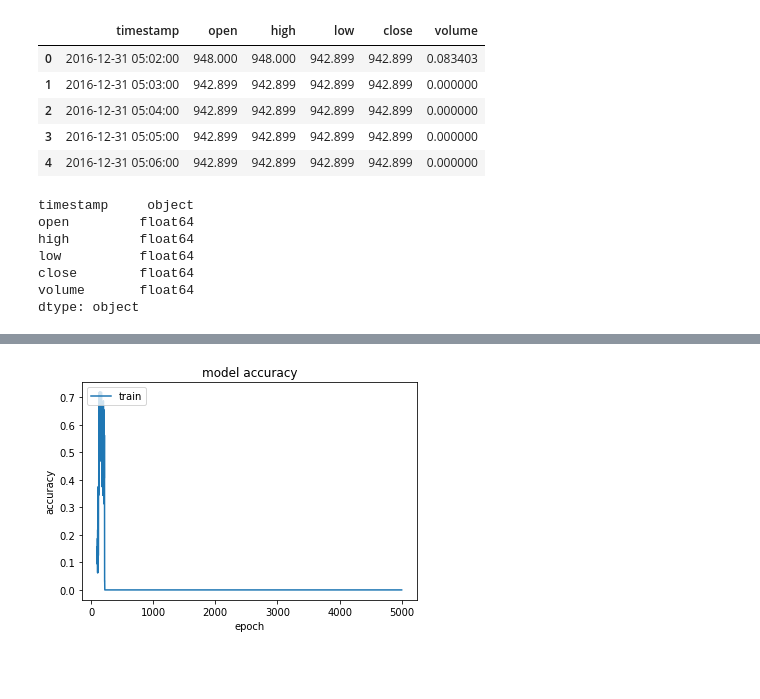
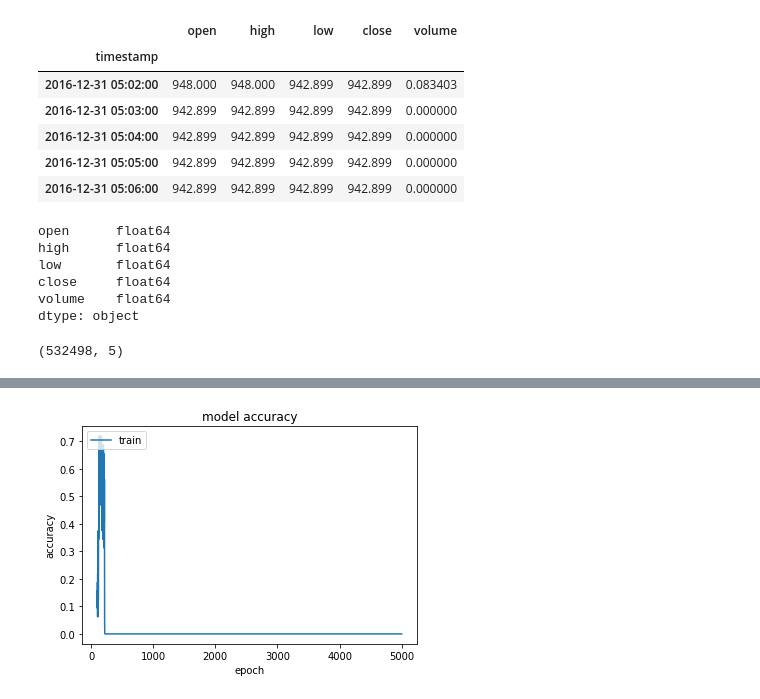
Before and after one commit to karma0/rltrade, a Jupyter notebook: IncrementalModel.ipynb, the cells around one changed output, grey strips where cells are left out. Saved outputs shown, nothing was run; the diff lists cells and outputs as text; code cells hidden in the pictures; blank space fills up the shorter version.

```diff
--- a/IncrementalModel.ipynb
+++ b/IncrementalModel.ipynb
@@ -12,26 +12,30 @@ Using TensorFlow backend.
 # %%
 exch = 'BTRX'
 pair = 'BTC/USDT'
 
-df = pd.read_csv(f"{exch}_{pair.replace('/', '-')}_ohlcv.csv")
+df = pd.read_csv(f"{exch}_{pair.replace('/', '-')}_ohlcv.csv", index_col=['timestamp'])
 df.head()
 # %% [output]
-|  | timestamp | open | high | low | close | volume |
-| 0 | 2016-12-31 05:02:00 | 948.000 | 948.000 | 942.899 | 942.899 | 0.083403 |
-| 1 | 2016-12-31 05:03:00 | 942.899 | 942.899 | 942.899 | 942.899 | 0.000000 |
-| 2 | 2016-12-31 05:04:00 | 942.899 | 942.899 | 942.899 | 942.899 | 0.000000 |
-| 3 | 2016-12-31 05:05:00 | 942.899 | 942.899 | 942.899 | 942.899 | 0.000000 |
-| 4 | 2016-12-31 05:06:00 | 942.899 | 942.899 | 942.899 | 942.899 | 0.000000 |
+|  | open | high | low | close | volume |
+| timestamp |  |  |  |  |  |
+| 2016-12-31 05:02:00 | 948.000 | 948.000 | 942.899 | 942.899 | 0.083403 |
+| 2016-12-31 05:03:00 | 942.899 | 942.899 | 942.899 | 942.899 | 0.000000 |
+| 2016-12-31 05:04:00 | 942.899 | 942.899 | 942.899 | 942.899 | 0.000000 |
+| 2016-12-31 05:05:00 | 942.899 | 942.899 | 942.899 | 942.899 | 0.000000 |
+| 2016-12-31 05:06:00 | 942.899 | 942.899 | 942.899 | 942.899 | 0.000000 |
 # %%
 df.dtypes
 # %% [output]
-timestamp     object
-open         float64
-high         float64
-low          float64
-close        float64
-volume       float64
+open      float64
+high      float64
+low       float64
+close     float64
+volume    float64
 dtype: object
+# %%
+df.shape
+# %% [output]
+(532498, 5)
 # %%
 # Plot the stock prices for the last day
 import matplotlib.pyplot as plt
```
Also changed, not shown: parts of 25 cells of this notebook, 1 other file.
